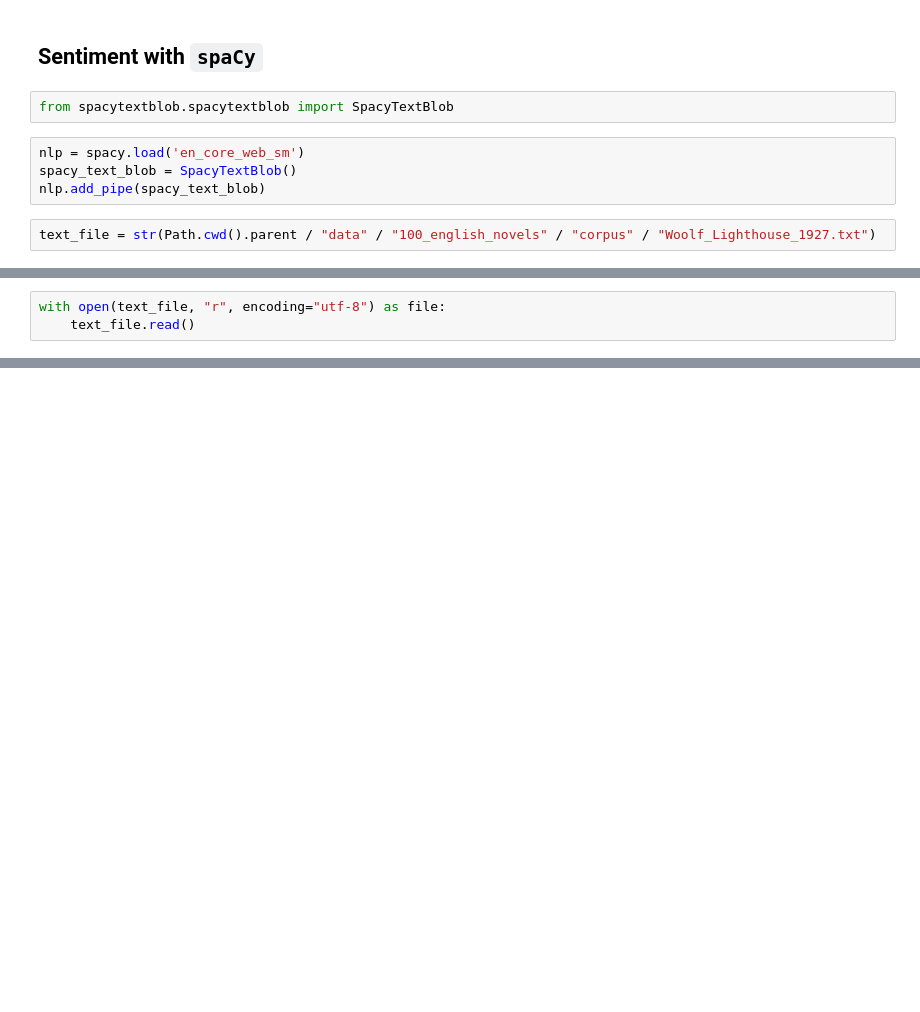
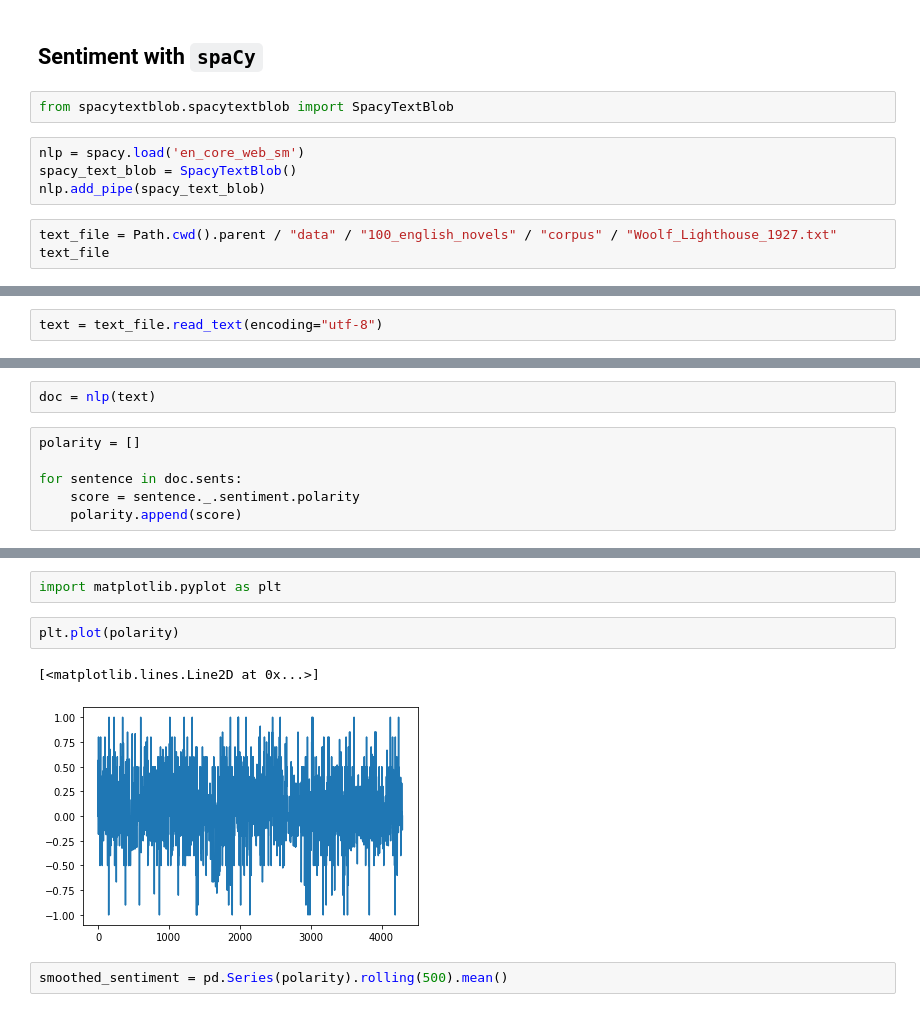
Before and after one commit to MalteHB/language_analytics_cds, a Jupyter notebook: notebooks/session4_mhb.ipynb, the cells around one changed output, grey strips where cells are left out. Saved outputs shown, nothing was run; the diff lists cells and outputs as text; blank space fills up the shorter version.

Commit message:
data and sesh 4

```diff
--- a/notebooks/session4_mhb.ipynb
+++ b/notebooks/session4_mhb.ipynb
@@ -109,4 +109,5 @@ nlp = spacy.load('en_core_web_sm')
 spacy_text_blob = SpacyTextBlob()
 nlp.add_pipe(spacy_text_blob)
 # %%
-text_file = str(Path.cwd().parent / "data" / "100_english_novels" / "corpus" / "Woolf_Lighthouse_1927.txt")
+text_file = Path.cwd().parent / "data" / "100_english_novels" / "corpus" / "Woolf_Lighthouse_1927.txt"
+text_file
@@ -113,3 +116,2 @@ text_file = str(Path.cwd().parent / "data" / "100_english_novels" / "corpus" / "
 # %%
-with open(text_file, "r", encoding="utf-8") as file:
-    text_file.read()
+text = text_file.read_text(encoding="utf-8")
@@ -121,0 +138,8 @@ NameError: name 'text' is not defined
+# %%
+doc = nlp(text)
+# %%
+polarity = []
+
+for sentence in doc.sents:
+    score = sentence._.sentiment.polarity
+    polarity.append(score)
@@ -121,0 +159,9 @@ NameError: name 'text' is not defined
+# %%
+import matplotlib.pyplot as plt
+# %%
+plt.plot(polarity)
+# %% [output]
+[<matplotlib.lines.Line2D at 0x...>]
+[figure, added]
+# %%
+smoothed_sentiment = pd.Series(polarity).rolling(500).mean()
```
Also changed, not shown: parts of 5 cells of this notebook, 1 other file.
